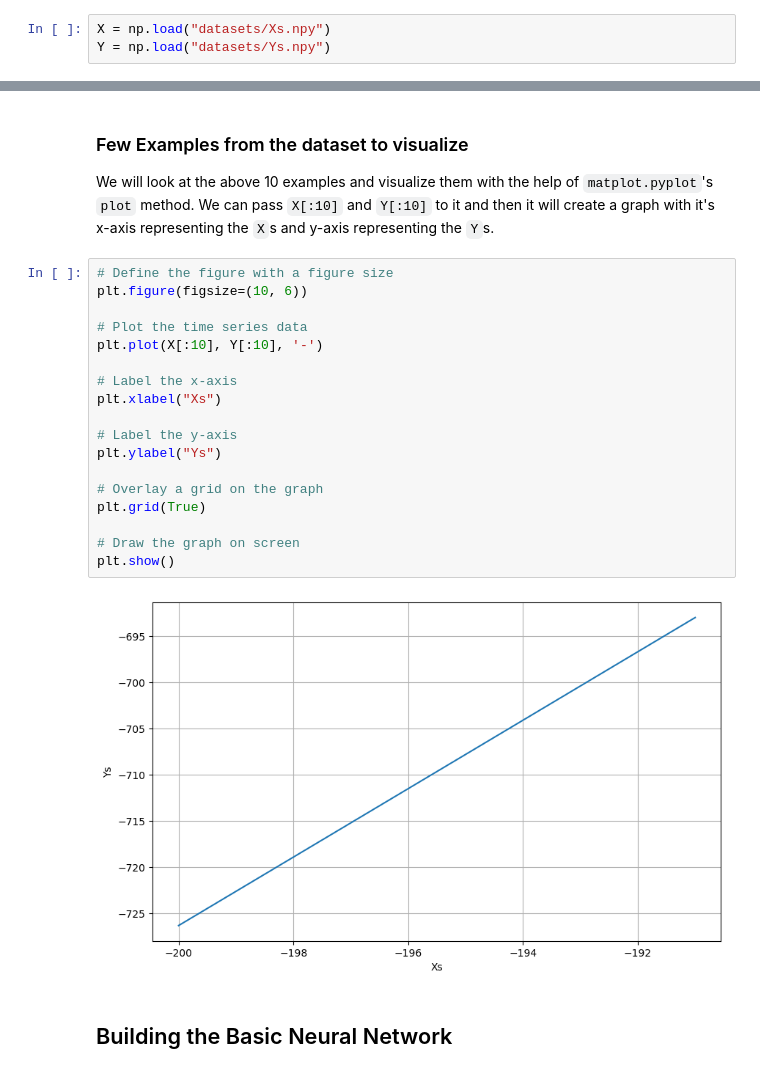
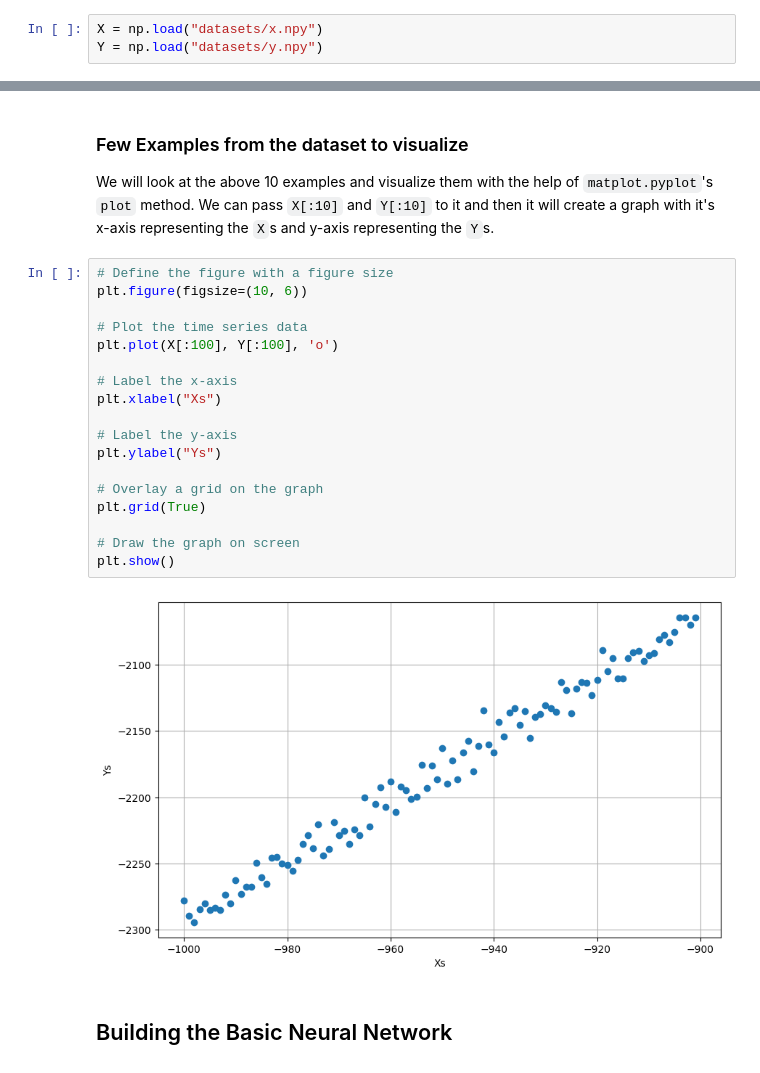
Before and after one commit to Arup3201/deep-learning-materials, a Jupyter notebook: 1_Basics_of_Neural_Networks.ipynb, the cells around one changed output, grey strips where cells are left out. Drawn from its saved outputs; the diff is of its cells as text.

```diff
--- a/1_Basics_of_Neural_Networks.ipynb
+++ b/1_Basics_of_Neural_Networks.ipynb
@@ -208,8 +208,8 @@ Inside `datasets` directory, we have 2 numpy array files in the format of `.npy`
 
 The dataset is a synthesised dataset, means I have created it by myself. It is not a real-world dataset. But, it will be the best example for understanding the working of neural networks.
 # %%
-X = np.load("datasets/Xs.npy")
-Y = np.load("datasets/Ys.npy")
+X = np.load("datasets/x.npy")
+Y = np.load("datasets/y.npy")
 # %% [markdown]
 The dataset contains 1200 examples. X and Y both are of shape `(1200,)` which means they are 1-D numpy array, as the shape contains 1 element inside it.
 # %%
@@ -241,23 +243,23 @@ We will look at the above 10 examples and visualize them with the help of `matpl
 # %%
 # Define the figure with a figure size
 plt.figure(figsize=(10, 6))
 
 # Plot the time series data
-plt.plot(X[:10], Y[:10], '-')
+plt.plot(X[:100], Y[:100], 'o')
 
 # Label the x-axis
 plt.xlabel("Xs")
 
 # Label the y-axis
 plt.ylabel("Ys")
 
 # Overlay a grid on the graph
 plt.grid(True)
 
 # Draw the graph on screen
 plt.show()
 # %% [output]
-[figure, old version]
+[figure, new version]
 # %% [markdown]
 ## Building the Basic Neural Network
 # %% [markdown]
```
Also changed, not shown: parts of 16 cells of this notebook.
